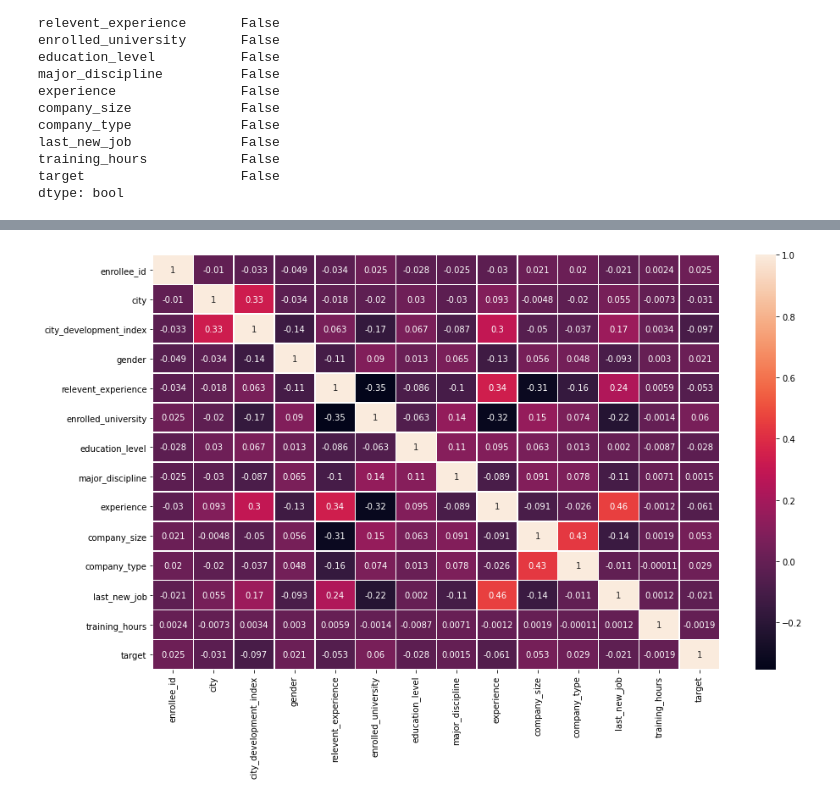
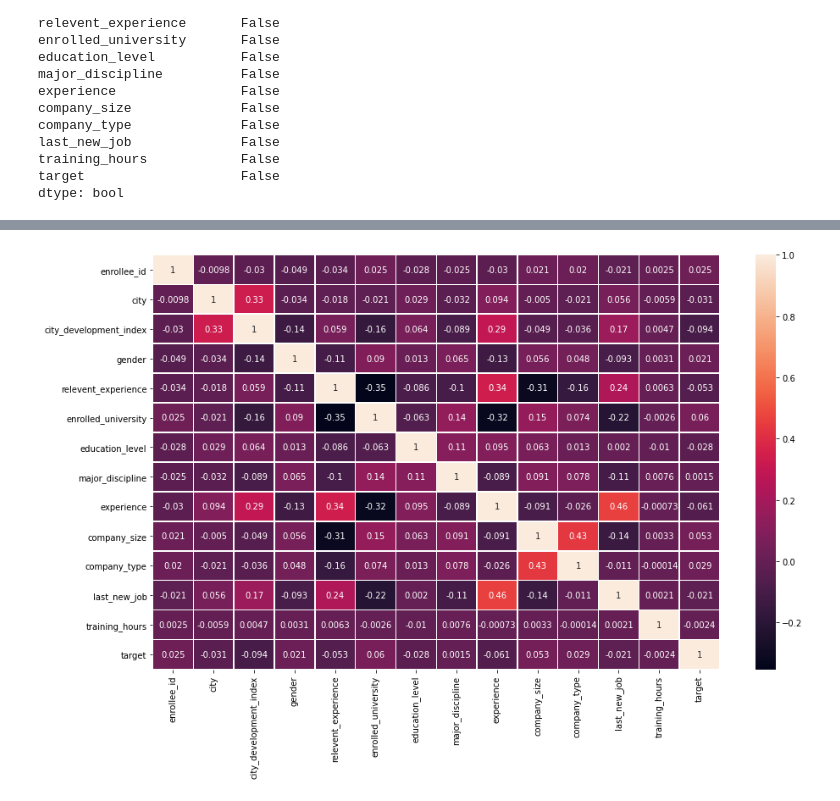
Before and after one commit to elenacramer/HR_Analysis, a Jupyter notebook: hr_analysiss_ED.ipynb, the cells around one changed output, grey strips where cells are left out. Saved outputs shown, nothing was run; the diff lists cells and outputs as text; code cells hidden in the pictures.

```diff
--- a/hr_analysiss_ED.ipynb
+++ b/hr_analysiss_ED.ipynb
@@ -176,7 +176,7 @@ df_non_missing.shape[0] / df.shape[0]
 # %%
 # We label the missing values with each own label "not_known"
 
-df = df.fillna("not_known")
+df = df.fillna("unknown")
 # %%
 df.isnull().any()
 # %% [output]
@@ -263,0 +198,6 @@ dd_le.to_pickle("data/df_le.pkl")
+# %%
+# Imputing for categorical features with Labelencoder
+from sklearn.preprocessing import LabelEncoder
+df_le=df.apply(LabelEncoder().fit_transform)
+
+df_le.to_pickle("data/df_le.pkl")
@@ -264,7 +213,7 @@ dd_le.to_pickle("data/df_le.pkl")
 # %%
 plt.subplots(figsize=(15, 9))
-cor = dd_le.corr()
+cor = df_le.corr()
 sns.heatmap(cor, annot=True, linewidths=.5)
 plt.show()
 # %% [output]
-[figure, old version]
+[figure, new version]
```
Also changed, not shown: parts of 12 cells of this notebook, 6 other files.
